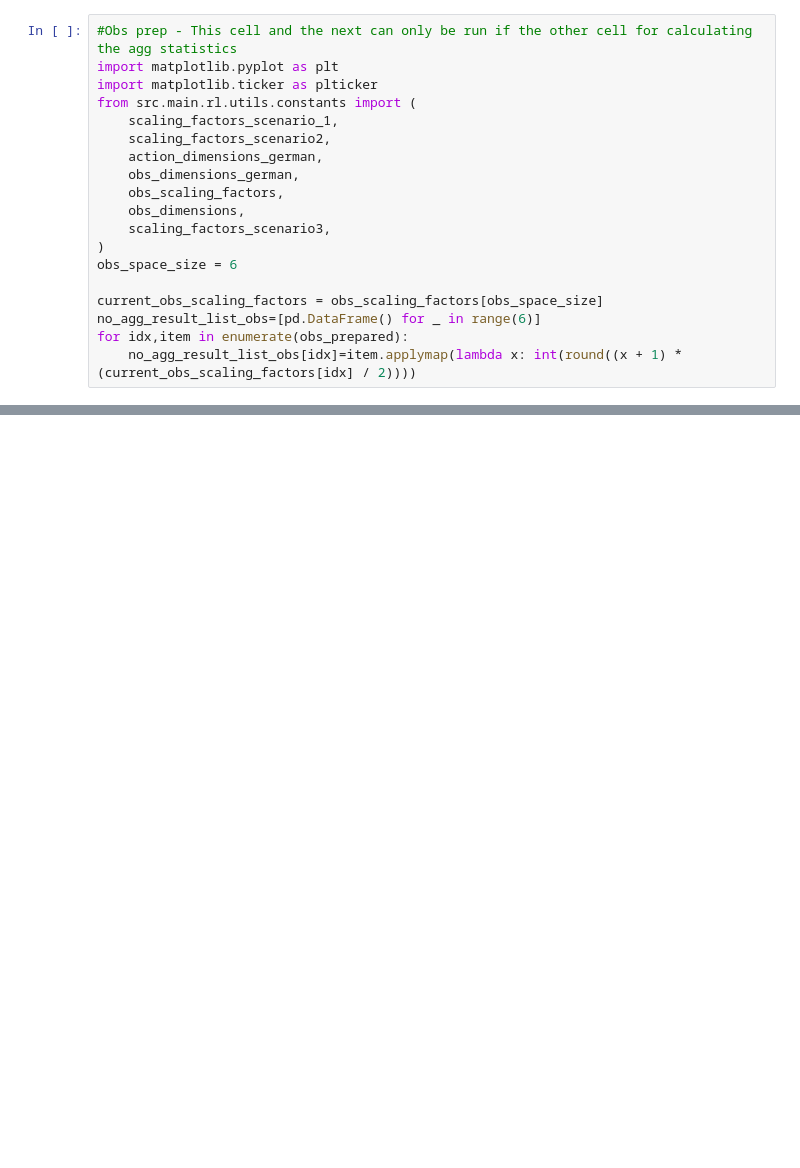
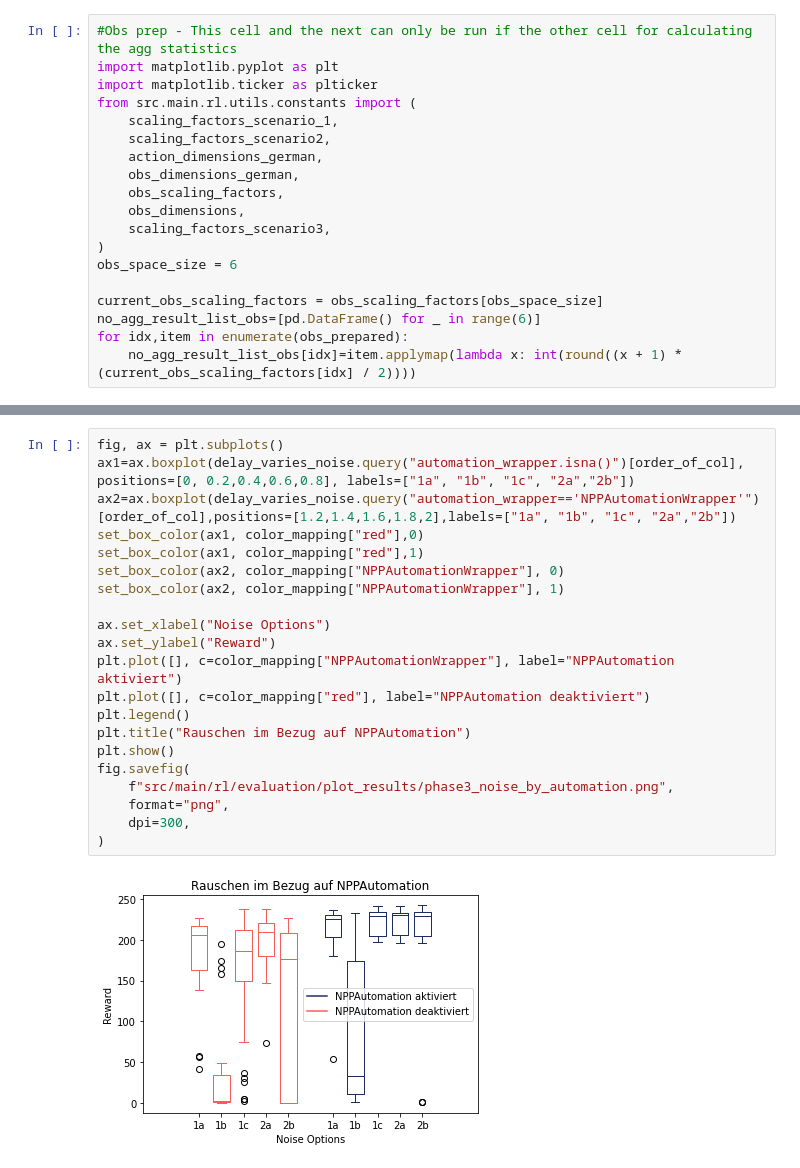
Before and after one commit to fa-ni/npp-RL, a Jupyter notebook: phase_3_jupyter.ipynb, the cells around one changed output, grey strips where cells are left out. Drawn from its saved outputs; the diff is of its cells as text; blank space fills up the shorter version.

```diff
--- a/phase_3_jupyter.ipynb
+++ b/phase_3_jupyter.ipynb
@@ -616,0 +563,23 @@ df_statistics_per_combination[cols].round(2)
+# %%
+fig, ax = plt.subplots()
+ax1=ax.boxplot(delay_varies_noise.query("automation_wrapper.isna()")[order_of_col], positions=[0, 0.2,0.4,0.6,0.8], labels=["1a", "1b", "1c", "2a","2b"])
+ax2=ax.boxplot(delay_varies_noise.query("automation_wrapper=='NPPAutomationWrapper'")[order_of_col],positions=[1.2,1.4,1.6,1.8,2],labels=["1a", "1b", "1c", "2a","2b"])
+set_box_color(ax1, color_mapping["red"],0)
+set_box_color(ax1, color_mapping["red"],1)
+set_box_color(ax2, color_mapping["NPPAutomationWrapper"], 0)
+set_box_color(ax2, color_mapping["NPPAutomationWrapper"], 1)
+
+ax.set_xlabel("Noise Options")
+ax.set_ylabel("Reward")
+plt.plot([], c=color_mapping["NPPAutomationWrapper"], label="NPPAutomation aktiviert")
+plt.plot([], c=color_mapping["red"], label="NPPAutomation deaktiviert")
+plt.legend()
+plt.title("Rauschen im Bezug auf NPPAutomation")
+plt.show()
+fig.savefig(
+    f"src/main/rl/evaluation/plot_results/phase3_noise_by_automation.png",
+    format="png",
+    dpi=300,
+)
+# %% [output]
+[figure, added]
```
Also changed, not shown: parts of 29 cells of this notebook.
